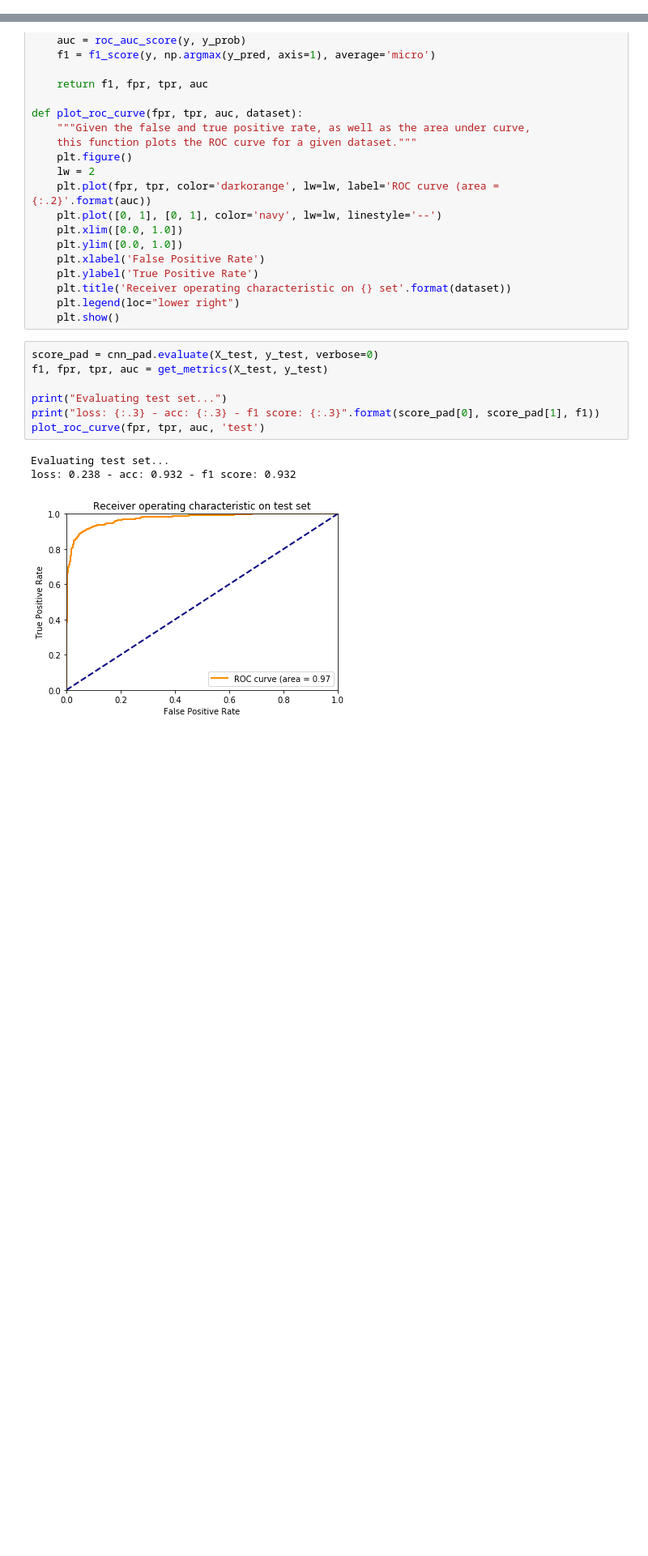
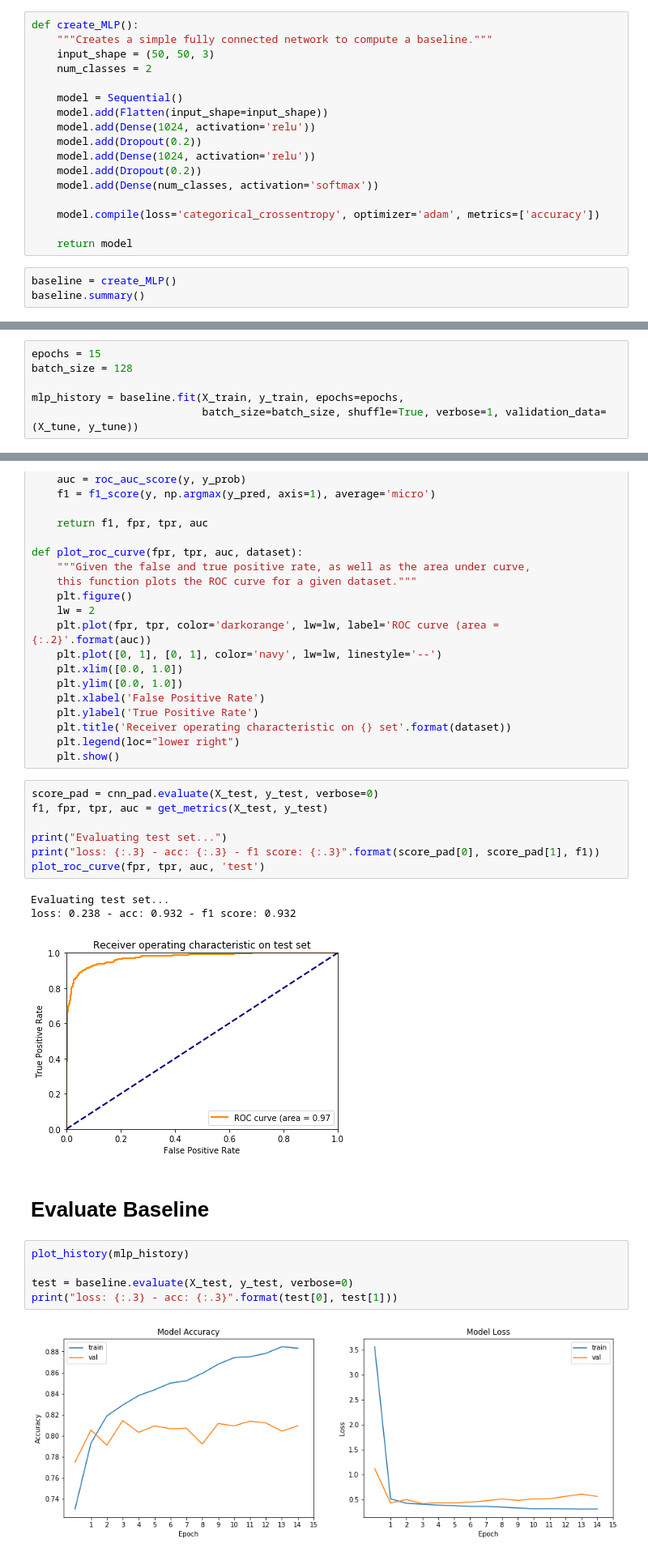
Before and after one commit to mstazherova/IDA2-Project, a Jupyter notebook: Breast Histopathology Images/simple_nets.ipynb, the cells around one changed output, grey strips where cells are left out. Shown at 81% size. Drawn from its saved outputs; the diff is of its cells as text; blank space fills up the shorter version.

Commit message:
added baseline MLP

```diff
--- a/Breast Histopathology Images/simple_nets.ipynb
+++ b/Breast Histopathology Images/simple_nets.ipynb
@@ -144,0 +147,20 @@ Test set has 527 (35.8%) postive and 1473 (64.2%) negative examples.
+# %%
+def create_MLP():
+    """Creates a simple fully connected network to compute a baseline."""
+    input_shape = (50, 50, 3)
+    num_classes = 2
+
+    model = Sequential()
+    model.add(Flatten(input_shape=input_shape))
+    model.add(Dense(1024, activation='relu'))
+    model.add(Dropout(0.2))
+    model.add(Dense(1024, activation='relu'))
+    model.add(Dropout(0.2))
+    model.add(Dense(num_classes, activation='softmax'))
+
+    model.compile(loss='categorical_crossentropy', optimizer='adam', metrics=['accuracy'])
+
+    return model
+# %%
+baseline = create_MLP()
+baseline.summary()
@@ -144,0 +187,6 @@ Test set has 527 (35.8%) postive and 1473 (64.2%) negative examples.
+# %%
+epochs = 15
+batch_size = 128
+
+mlp_history = baseline.fit(X_train, y_train, epochs=epochs,
+                           batch_size=batch_size, shuffle=True, verbose=1, validation_data=(X_tune, y_tune))
@@ -320,3 +386,12 @@ plot_roc_curve(fpr, tpr, auc, 'test')
 Evaluating test set...
 loss: 0.238 - acc: 0.932 - f1 score: 0.932
 [figure]
+# %% [markdown]
+# Evaluate Baseline
+# %%
+plot_history(mlp_history)
+
+test = baseline.evaluate(X_test, y_test, verbose=0)
+print("loss: {:.3} - acc: {:.3}".format(test[0], test[1]))
+# %% [output]
+[figure, added]
```
Also changed, not shown: parts of 6 cells of this notebook.
